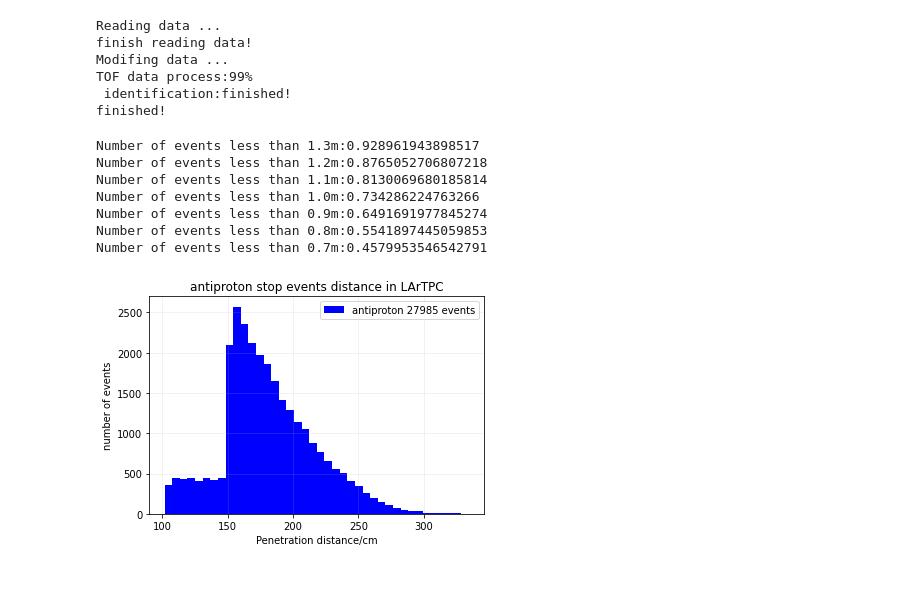
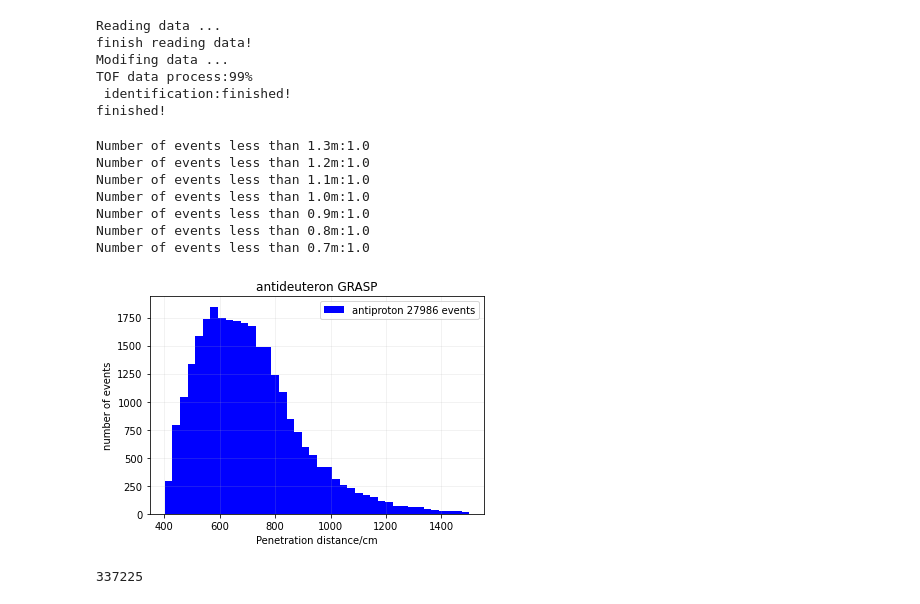
Before and after one commit to Eclipsedclaw/GRAMS, a Jupyter notebook: stats/stats.ipynb, the cells around one changed output. Drawn from its saved outputs; the diff is of its cells as text; code cells hidden in the pictures.

```diff
--- a/stats/stats.ipynb
+++ b/stats/stats.ipynb
@@ -27,13 +28,13 @@ Read data from total data file
 """
 print("Reading data ...")
 #data = pd.read_table("/Users/jiancheng/GRAMS/Toy Model/Machine Learning/210824_anti_proton_250MeV_Lin.dat")    #get data file
-data = np.array(pd.read_table("/Users/jiancheng/GRAMS/data/rawdata/Old_GRASP_anti_He3_5e7_MeV.dat"))
+data = np.array(pd.read_table("/Users/jiancheng/GRAMS/data/rawdata/Old_TPC140_GRASP_anti_proton_5e7_MeV.dat"))
 print("finish reading data!")
 
 """
 modification
 """
-Particle_Type = -1000020030    #[antiproton]-2212    [antideuteron]-1000010020    [antiHe3]-1000020030
+Particle_Type = -2212    #[antiproton]-2212    [antideuteron]-1000010020    [antiHe3]-1000020030
 TOF_out_pbar_E = []
 TOF_out_pbar_T = []
 TOF_in_pbar_E = []
@@ -44,24 +45,26 @@ distance_pbar = []
 PeD_pbar = []
 PeD_pbar_z = []
 TOF_out_pbar_side = []
+Init_Energy = []
 Nevent = -1
+Stop_Events = []
 
 print("Modifing data ...")
 for i in range(len(data[:,0])-1):
-    TOF_out_p = 0
-    TOF_in_p = 0
 #for i in range(27):
     Nevent = Nevent + 1
     if(data[i][0] != data[i+1][0]):
-        for k in range(Nevent):
+        for k in range(Nevent+1):
             #print(float(data[i-Nevent+k][3]) == float(Particle_Type))
-            if(str(data[i-Nevent+k][6]) == 'LAr' and float(data[i-Nevent+k][3]) == float(Particle_Type) and str(data[i][8]) == str(data[i][9])):
+            #if(str(data[i-Nevent+k][6]) == 'LAr' and float(data[i-Nevent+k][3]) == float(Particle_Type) and str(data[i][8]) == str(data[i][9])):    #Stop events only
+            if(str(data[i-Nevent+k][6]) == 'LAr' and float(data[i-Nevent+k][3]) == float(Particle_Type)):    #including stop events and annihilation in flight events
                 event_in = 0
                 event_out = 0
                 tempin = 0
                 tempout = 0
                 tempin_T = 0
                 TOF_out_p = 0
+                TOF_in_p = 0
                 d_from_top = 0
                 for m in range(k):
                     if(int(data[i-Nevent+m][5]) == -10000 or int(data[i-Nevent+m][5]) == -10001 or int(data[i-Nevent+m][5]) == -10002 or int(data[i-Nevent+m][5]) == -10003 or int(data[i-Nevent+m][5]) == -10004 or int(data[i-Nevent+m][5]) == -10005 and float(data[i-Nevent+m][3]) == float(Particle_Type)):
@@ -93,9 +96,14 @@ for i in range(len(data[:,0])-1):
                     PeD_pbar.append(PeD)
                     PeD_pbar_z.append(10-float(data[i][18]))
                     TOF_out_pbar_side.append(d_from_top)
-                Nevent = -1
+                    Init_Energy.append(data[i-Nevent][8])
+                    if(str(data[i][8]) == str(data[i][9])):
+                        Stop_Events.append(1)
+                    else:
+                        Stop_Events.append(0)
+                    Nevent = -1
                 break
-            Nevent = -1
+        Nevent = -1
     print("TOF data process:"+str(int(100*i/len(data[:,0])))+"%", end='\r')
 
 print("\n identification:finished!")
@@ -109,11 +117,13 @@ distance_pbar = array([float(i) for i in distance_pbar])
 PeD_pbar = array([float(i) for i in PeD_pbar])
 PeD_pbar_z = array([float(i) for i in PeD_pbar_z])
 TOF_out_pbar_side = array([float(i) for i in TOF_out_pbar_side])
+Init_Energy = array([float(i) for i in Init_Energy])
+Stop_Events = array([float(i) for i in Stop_Events])
 
 #plt.scatter(time_pbar, dE_pbar)
-Result_Vector = np.array([index_pbar, dEOut_pbar, dEIn_pbar, time_pbar, angle_pbar, distance_pbar, PeD_pbar, PeD_pbar_z]).transpose()
+Result_Vector = np.array([index_pbar, dEOut_pbar, dEIn_pbar, time_pbar, angle_pbar, distance_pbar, PeD_pbar, PeD_pbar_z, TOF_out_pbar_side, Init_Energy, Stop_Events]).transpose()
 #np.savetxt('/Users/jiancheng/CloudDocuments/Documents/Github/GRAMS/GRAMS_2021/output/TOF/TOF_anti_proton_1e7_0_500_45_4_result.txt', anti_proton, delimiter = '\t ', fmt='%.6s')
-with open("/Users/jiancheng/GRAMS/data/TOF/Old_GRASP_anti_He3_5e7_MeV_vector.txt", "w") as f:    #input file
+with open("/Users/jiancheng/GRAMS/data/TOF/Old_TPC140_GRASP_anti_proton_5e7_MeV_vector.txt", "w") as f:    #input file
 #with open("/Users/jiancheng/CloudDocuments/Documents/Github/GRAMS/GRAMS_2021/output/TOF/test.txt", "ab") as f:    #test run
     #f.write(b"\n")
     np.savetxt(f, Result_Vector)
@@ -126,28 +136,32 @@ TOF data process:99%
  identification:finished!
 finished!
 # %%
-plt.hist(distance_pbar, bins = 40, label = "antiproton %d events"%len(PeD_pbar_z), color = 'b')
+plt.hist(Init_Energy[Stop_Events==1], bins = 40, label = "antiproton %d events"%len(Init_Energy[Stop_Events==1]), color = 'b')
 
-plt.title('antiproton stop events distance in LArTPC')
+plt.title('antideuteron GRASP')
 plt.xlabel('Penetration distance/cm')
 plt.ylabel('number of events')
 plt.legend(loc='best')
 #plt.axis([0, 20, 0, 10])
 plt.grid(alpha = 0.2)
 
 print("Number of events less than 1.3m:"+str(len(PeD_pbar[PeD_pbar<130])/len(PeD_pbar)))
 print("Number of events less than 1.2m:"+str(len(PeD_pbar[PeD_pbar<120])/len(PeD_pbar)))
 print("Number of events less than 1.1m:"+str(len(PeD_pbar[PeD_pbar<110])/len(PeD_pbar)))
 print("Number of events less than 1.0m:"+str(len(PeD_pbar[PeD_pbar<100])/len(PeD_pbar)))
 print("Number of events less than 0.9m:"+str(len(PeD_pbar[PeD_pbar<90])/len(PeD_pbar)))
 print("Number of events less than 0.8m:"+str(len(PeD_pbar[PeD_pbar<80])/len(PeD_pbar)))
 print("Number of events less than 0.7m:"+str(len(PeD_pbar[PeD_pbar<70])/len(PeD_pbar)))
 # %% [output]
-Number of events less than 1.3m:0.928961943898517
-Number of events less than 1.2m:0.8765052706807218
-Number of events less than 1.1m:0.8130069680185814
-Number of events less than 1.0m:0.734286224763266
-Number of events less than 0.9m:0.6491691977845274
-Number of events less than 0.8m:0.5541897445059853
-Number of events less than 0.7m:0.4579953546542791
+Number of events less than 1.3m:1.0
+Number of events less than 1.2m:1.0
+Number of events less than 1.1m:1.0
+Number of events less than 1.0m:1.0
+Number of events less than 0.9m:1.0
+Number of events less than 0.8m:1.0
+Number of events less than 0.7m:1.0
-[figure, old version]
+[figure, new version]
+# %%
+print(len(time_pbar))
+# %% [output]
+337225
```
Also changed, not shown: parts of 1 cell of this notebook, 4 other files.
